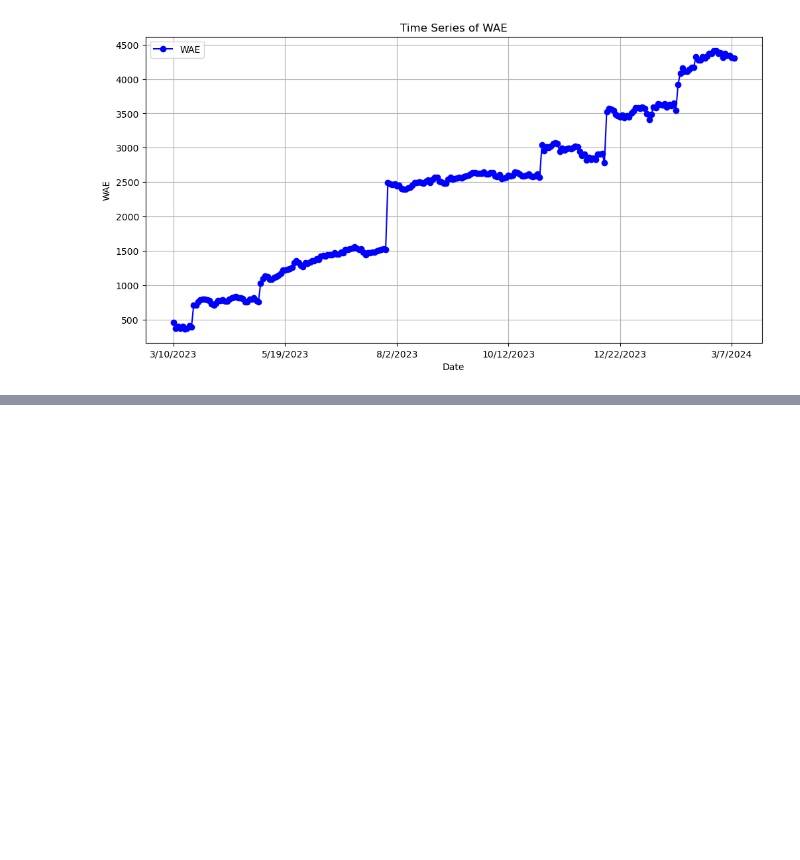
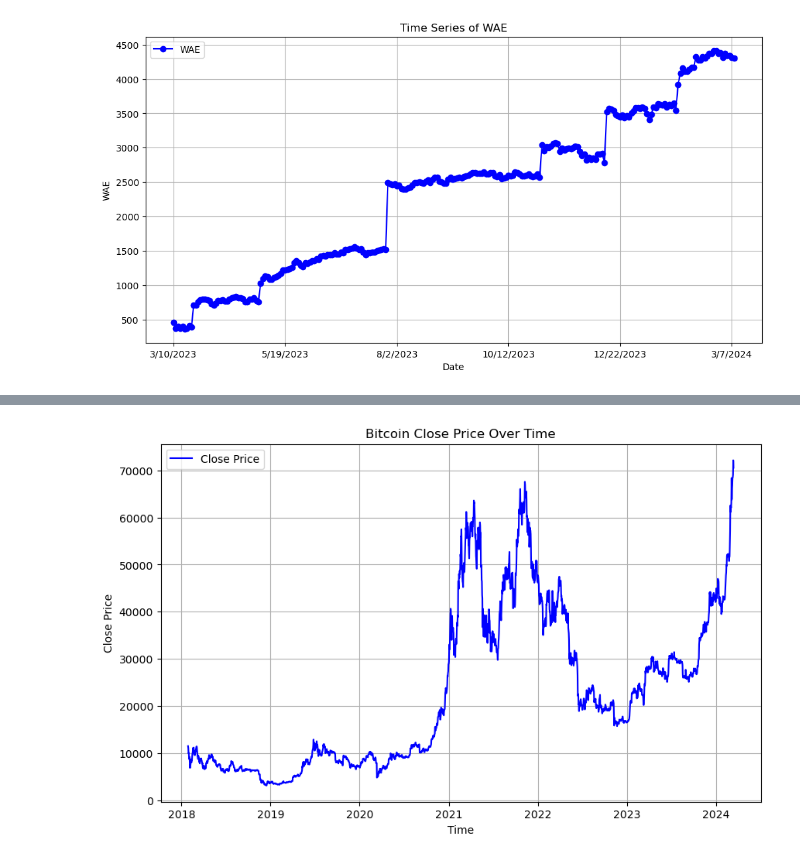
Before and after one commit to Shash23/Federal-Data-Research, a Jupyter notebook: fed_research.ipynb, the cells around one changed output, grey strips where cells are left out. Saved outputs shown, nothing was run; the diff lists cells and outputs as text; code cells hidden in the pictures; blank space fills up the shorter version.

```diff
--- a/fed_research.ipynb
+++ b/fed_research.ipynb
@@ -213,0 +202,3 @@ test_df
+# %%
+btc_df = pd.read_csv('PRICE_DATA/COINBASE_BTCUSD_1D_WeeklyVWAP.csv')
+btc_df
@@ -213,0 +219,14 @@ test_df
+# %%
+btc_df['time'] = pd.to_datetime(btc_df['time'], unit='s')
+
+# Plotting the 'close' column over time
+plt.figure(figsize=(10, 6))
+plt.plot(btc_df['time'], btc_df['close'], label='Close Price', color='blue')
+plt.title('Bitcoin Close Price Over Time')
+plt.xlabel('Time')
+plt.ylabel('Close Price')
+plt.legend()
+plt.grid(True)
+plt.show()
+# %% [output]
+[figure, added]
```
Also changed, not shown: parts of 12 cells of this notebook.
